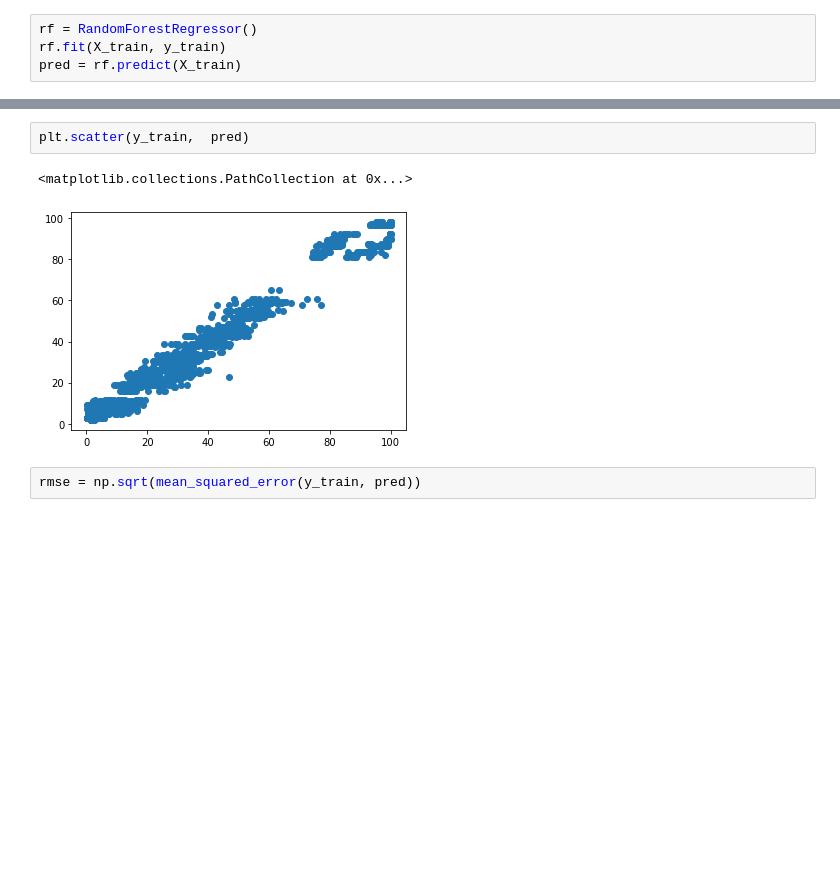
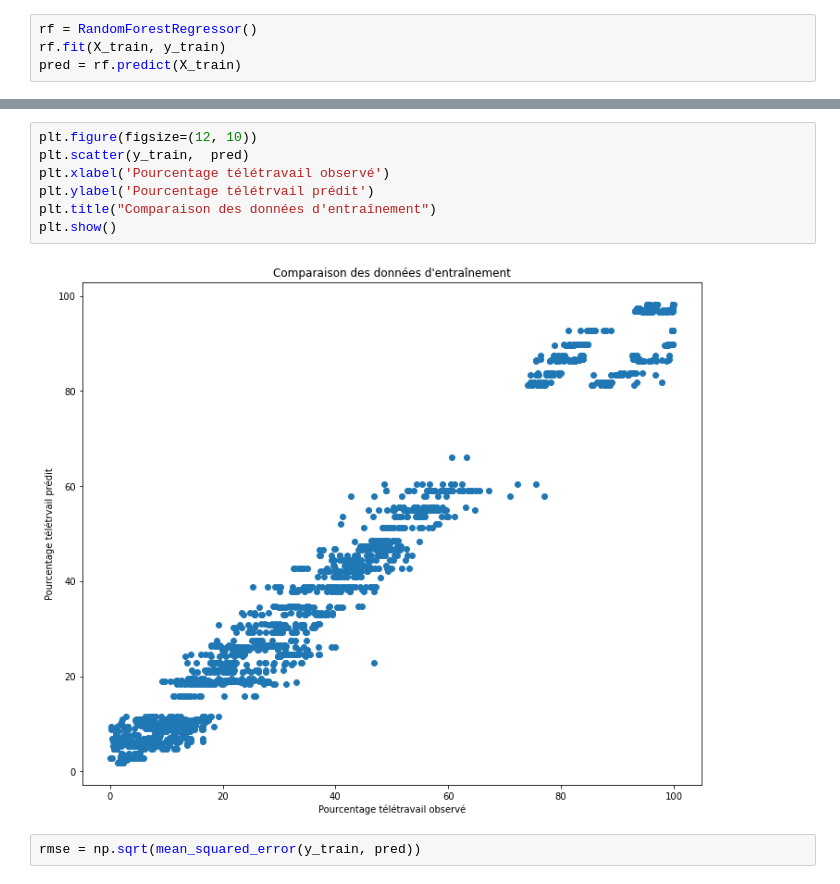
Before and after one commit to mamadcamzis/filRouge, a Jupyter notebook: src/ml.ipynb, the cells around one changed output, grey strips where cells are left out. Saved outputs shown, nothing was run; the diff lists cells and outputs as text; blank space fills up the shorter version.

```diff
--- a/src/ml.ipynb
+++ b/src/ml.ipynb
@@ -276,8 +284,12 @@ array([42.06459794, 98.06912814, 18.810956  , ..., 11.78417813,
-# %%
-plt.scatter(y_train,  pred)
-# %% [output]
-<matplotlib.collections.PathCollection at 0x...>
-[figure, removed]
+# %%
+plt.figure(figsize=(12, 10))
+plt.scatter(y_train,  pred)
+plt.xlabel('Pourcentage télétravail observé')
+plt.ylabel('Pourcentage télétrvail prédit')
+plt.title("Comparaison des données d'entraînement")
+plt.show()
+# %% [output]
+[figure, added]
 # %%
 rmse = np.sqrt(mean_squared_error(y_train, pred))
 # %%
```
Also changed, not shown: parts of 46 cells of this notebook.
